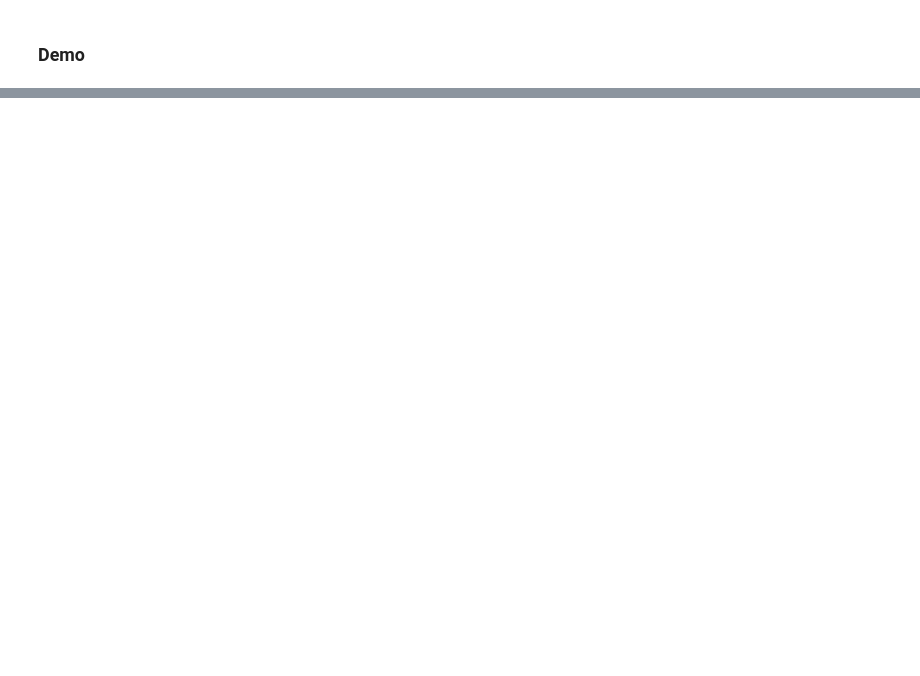
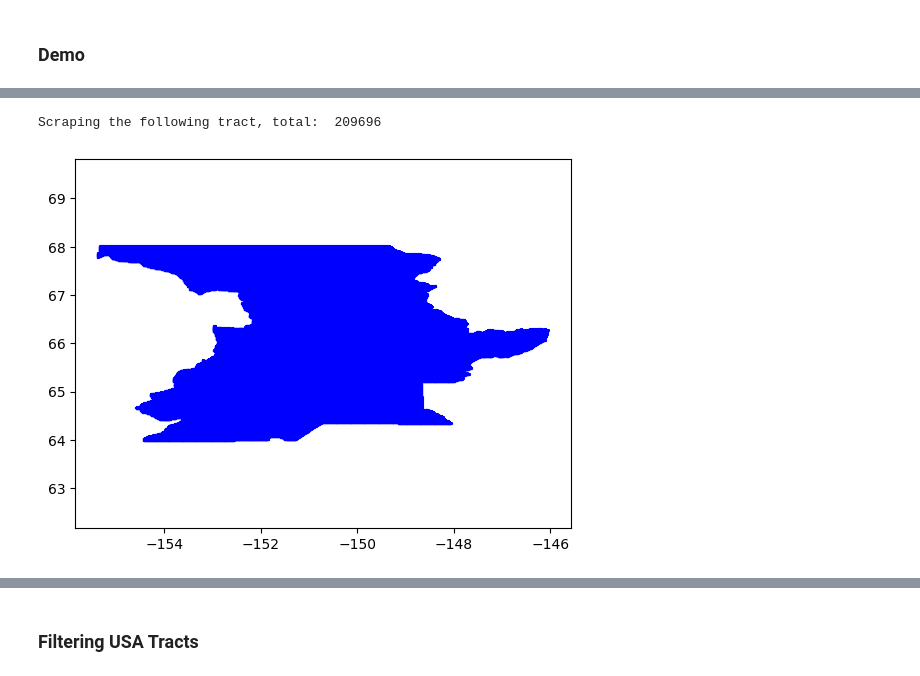
Before and after one commit to Jeff-Lewis/RA-for-Accounting, a Jupyter notebook: scripts/scraper_estately_grid_tract.ipynb, the cells around one changed output, grey strips where cells are left out. Cells and saved outputs as stored; diff of their text form; code cells hidden in the pictures; blank space fills up the shorter version.

```diff
--- a/scripts/scraper_estately_grid_tract.ipynb
+++ b/scripts/scraper_estately_grid_tract.ipynb
@@ -448,0 +754,6 @@ Scraping the following tract, total:  604
+# %%
+m = main_for_test(tract_data, 1048)
+m
+# %% [output]
+Scraping the following tract, total:  209696
+[figure, added]
@@ -448,0 +761,2 @@ Scraping the following tract, total:  604
+# %% [markdown]
+### Filtering USA Tracts
```
Also changed, not shown: parts of 33 cells of this notebook, 13 other files.
